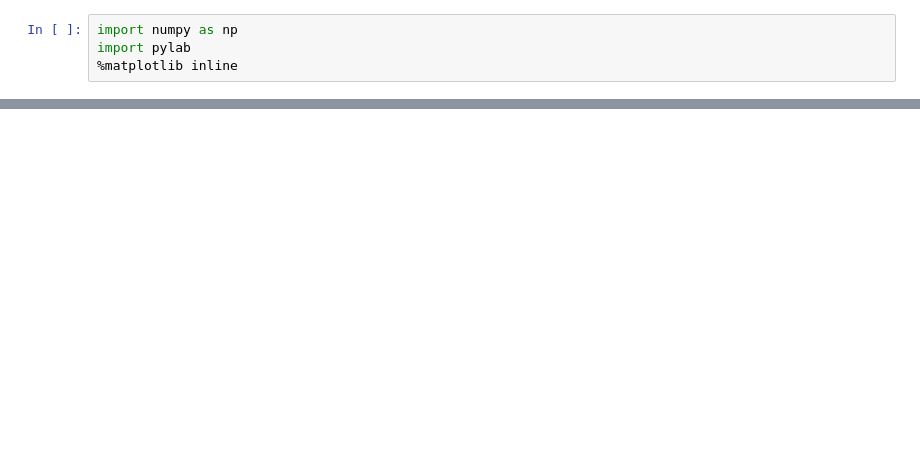
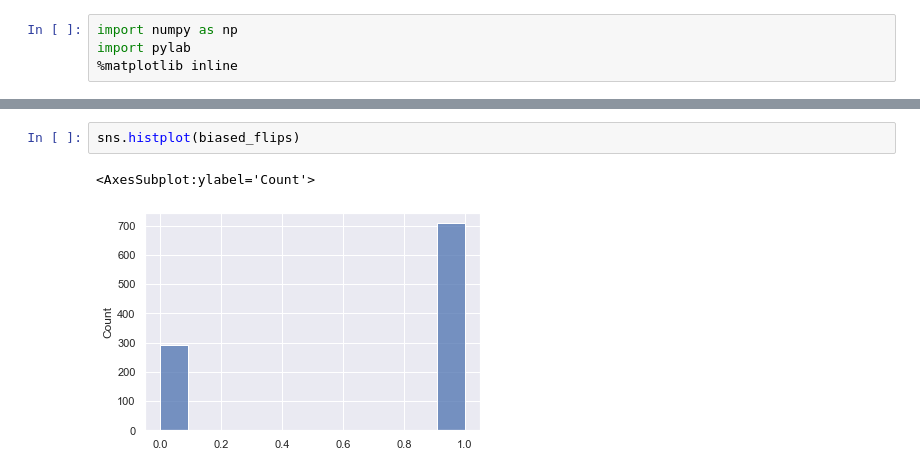
Before and after one commit to arjunc12/cmpinf2120-notebooks, a Jupyter notebook: Probability-and-Stats/probability-and-stats.ipynb, the cells around one changed output, grey strips where cells are left out. Saved outputs shown, nothing was run; the diff lists cells and outputs as text; blank space fills up the shorter version.

```diff
--- a/Probability-and-Stats/probability-and-stats.ipynb
+++ b/Probability-and-Stats/probability-and-stats.ipynb
@@ -23,0 +35,5 @@ pylab.std(flips, ddof=1)
+# %%
+sns.histplot(biased_flips)
+# %% [output]
+<AxesSubplot:ylabel='Count'>
+[figure, added]
```
Also changed, not shown: parts of 22 cells of this notebook.
